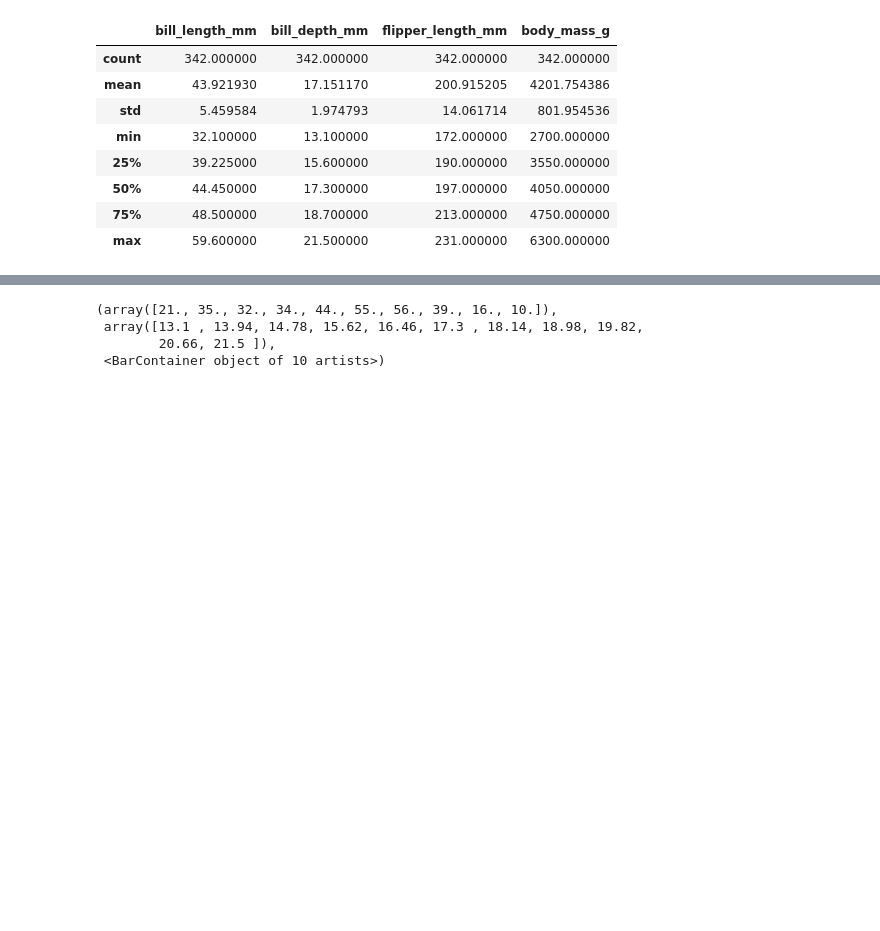
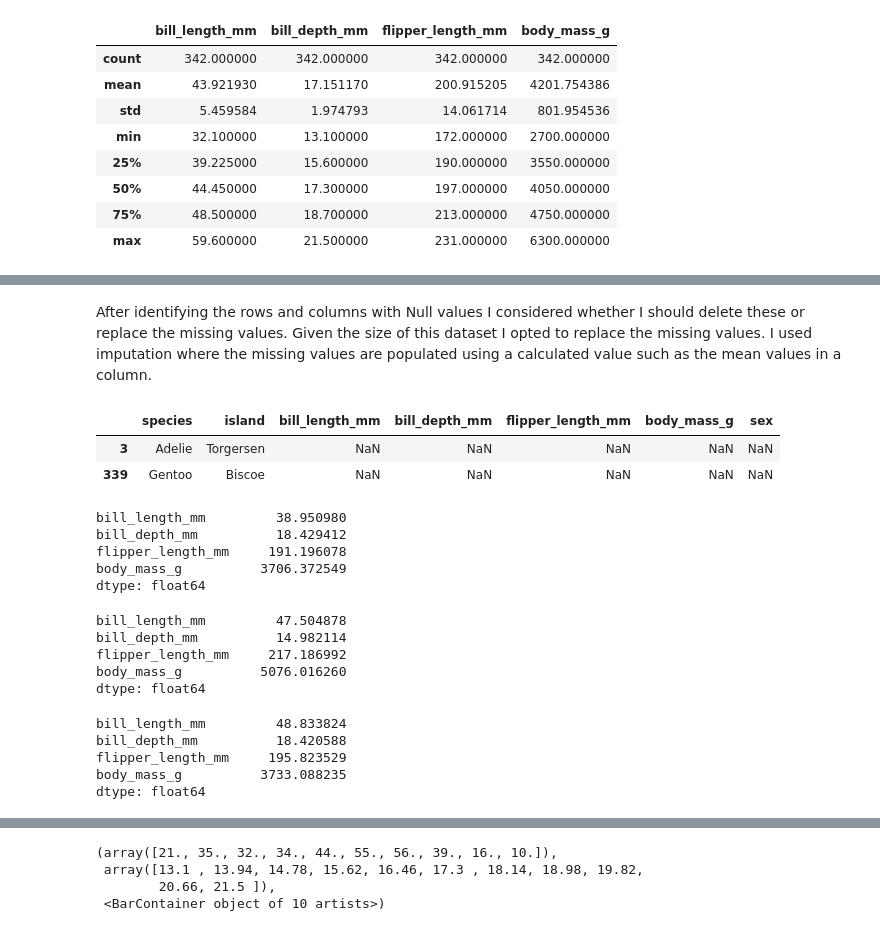
Before and after one commit to SaydsC/PrinciplesofDataAnalytics, a Jupyter notebook: penguins.ipynb, the cells around one changed output, grey strips where cells are left out. Drawn from its saved outputs; the diff is of its cells as text; code cells hidden in the pictures; blank space fills up the shorter version.

Commit message:
cleanse the dataset

```diff
--- a/penguins.ipynb
+++ b/penguins.ipynb
@@ -121,0 +169,39 @@ dtype: int64
+# %% [markdown]
+After identifying the rows and columns with Null values I considered whether I should delete these or replace the missing values. Given the size of this dataset I opted to replace the missing values. I used imputation where the missing values are populated using a calculated value such as the mean values in a column.
+# %%
+# starting with bill length and finding the rows with missing values.
+penguins[penguins['bill_length_mm'].isna()]
+# %% [output]
+|  | species | island | bill_length_mm | bill_depth_mm | flipper_length_mm | body_mass_g | sex |
+| 3 | Adelie | Torgersen | NaN | NaN | NaN | NaN | NaN |
+| 339 | Gentoo | Biscoe | NaN | NaN | NaN | NaN | NaN |
+# %%
+#check mean values for Adelie penguin first
+adelie_penguin=penguins[(penguins['species']=='Adelie')&(penguins['island']=='Torgersen')]
+adelie_penguin.mean()
+# %% [output]
+bill_length_mm         38.950980
+bill_depth_mm          18.429412
+flipper_length_mm     191.196078
+body_mass_g          3706.372549
+dtype: float64
+# %%
+#check mean values for Gentoo penguin
+gentoo_penguin=penguins[(penguins['species']=='Gentoo')&(penguins['island']=='Biscoe')]
+gentoo_penguin.mean()
+# %% [output]
+bill_length_mm         47.504878
+bill_depth_mm          14.982114
+flipper_length_mm     217.186992
+body_mass_g          5076.016260
+dtype: float64
+# %%
+#check mean values for Chinstrap penguin
+chinstrap_penguin=penguins[penguins['species']=='Chinstrap']
+chinstrap_penguin.mean()
+# %% [output]
+bill_length_mm         48.833824
+bill_depth_mm          18.420588
+flipper_length_mm     195.823529
+body_mass_g          3733.088235
+dtype: float64
```
Also changed, not shown: parts of 21 cells of this notebook.
